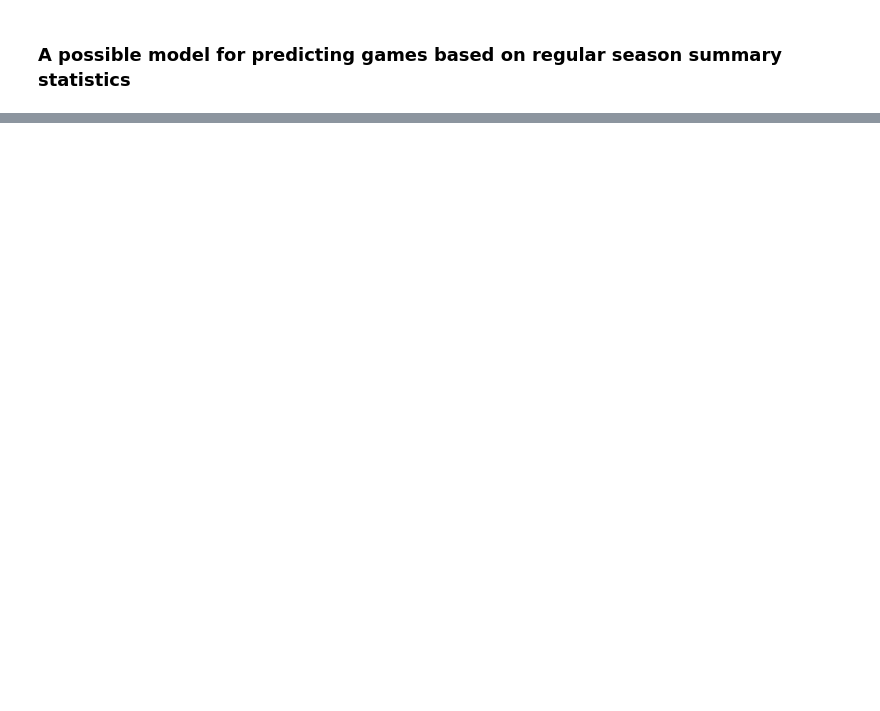
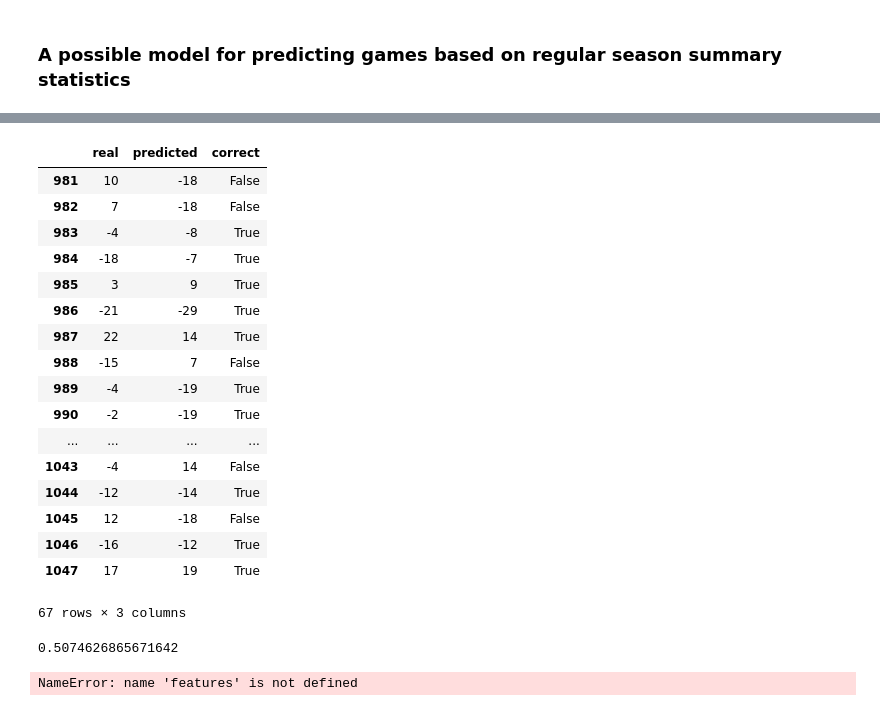
Before and after one commit to puvvadakc/NCAA2k19Predictions, a Jupyter notebook: testing/NCAA_ML_Workbook.ipynb, the cells around one changed output, grey strips where cells are left out. Drawn from its saved outputs; the diff is of its cells as text; code cells hidden in the pictures; blank space fills up the shorter version.

Commit message:
a little bit of prediction

```diff
--- a/testing/NCAA_ML_Workbook.ipynb
+++ b/testing/NCAA_ML_Workbook.ipynb
@@ -249,15 +264,39 @@ print(features)
 # %% [markdown]
 ### A possible model for predicting games based on regular season summary statistics
 # %%
-features.score_dif = 1*(features.score_dif > 0)
+from sklearn.neural_network import MLPClassifier
+from sklearn.preprocessing import MinMaxScaler
+from sklearn.model_selection import train_test_split
+from sklearn.pipeline import make_pipeline
+from sklearn.model_selection import GridSearchCV
+from sklearn.preprocessing import Imputer
+from sklearn.feature_selection import SelectPercentile
+from sklearn.feature_selection import VarianceThreshold
+from sklearn.model_selection import KFold
+from sklearn.neural_network import MLPRegressor
+from sklearn.neural_network import MLPRegressor
+from sklearn.neighbors import KNeighborsClassifier
+from sklearn.preprocessing import StandardScaler
+
+import warnings
+#warnings.filterwarnings('ignore') # disables warnings
+warnings.filterwarnings('default')
+#features.score_dif = 1*(features.score_dif > 0)
 test_year = features.loc[features.Season == 2018, :]
 test_features = features.loc[features.Season != 2018, :]
 scaler = MinMaxScaler()
-mlp_reg = MLPClassifier()
-param_grid = {
-        }
+mlp_reg = KNeighborsClassifier()
+
+param_grid = {}#'mlpregressor__activation' : ['identity', 'logistic', 'tanh', 'relu']}
+#print(test_year.score_dif)
 pipe = make_pipeline(scaler, mlp_reg)
 grid = GridSearchCV(pipe, param_grid)
 grid.fit(test_features.drop(columns=['score_dif', 'Season']), test_features.score_dif)
-grid.score(test_year.drop(columns=['score_dif', 'Season']), test_year.score_dif)
+#print(grid.score(test_year.drop(columns=['score_dif', 'Season']), test_year.score_dif))
+
+results = pd.DataFrame()
+results['real'] = test_year.score_dif
+results['predicted'] = grid.predict(test_year.drop(columns=['score_dif', 'Season']))
+
+results[results['real'] * results['predicted'] > 0]
 # %% [output]
@@ -264,0 +320,28 @@ grid.score(test_year.drop(columns=['score_dif', 'Season']), test_year.score_dif)
+# %%
+results['correct'] = results['real'] * results['predicted'] > 0
+display(results)
+len(results[results['real'] * results['predicted'] > 0]) / len(results)
+# %% [output]
+|  | real | predicted | correct |
+| 981 | 10 | -18 | False |
+| 982 | 7 | -18 | False |
+| 983 | -4 | -8 | True |
+| 984 | -18 | -7 | True |
+| 985 | 3 | 9 | True |
+| 986 | -21 | -29 | True |
+| 987 | 22 | 14 | True |
+| 988 | -15 | 7 | False |
+| 989 | -4 | -19 | True |
+| 990 | -2 | -19 | True |
+| ... | ... | ... | ... |
+| 1043 | -4 | 14 | False |
+| 1044 | -12 | -14 | True |
+| 1045 | 12 | -18 | False |
+| 1046 | -16 | -12 | True |
+| 1047 | 17 | 19 | True |
+67 rows × 3 columns
+0.5074626865671642
+# %%
+print(features)
+# %% [output]
+NameError: name 'features' is not defined
```
Also changed, not shown: parts of 4 cells of this notebook, 3 other files.
